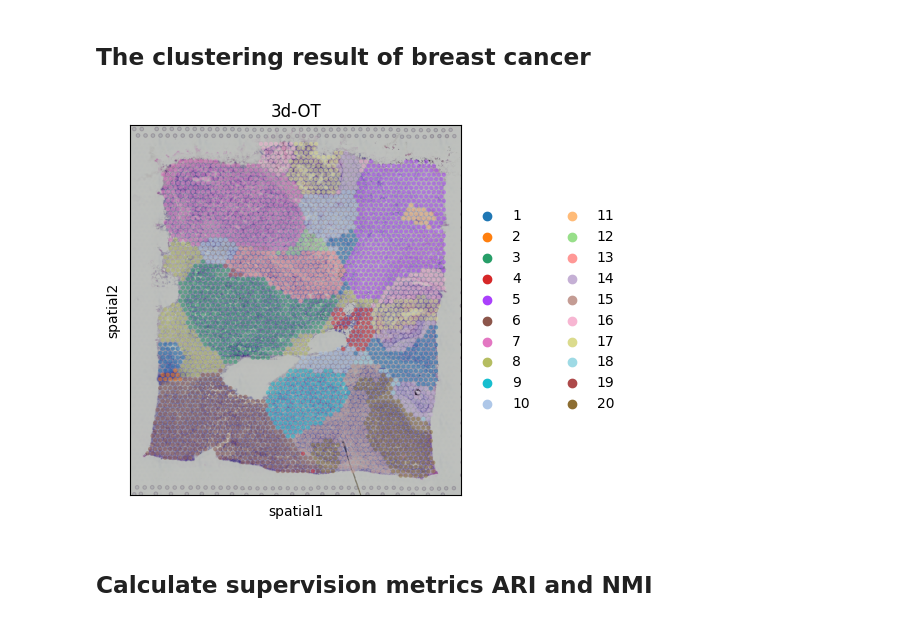
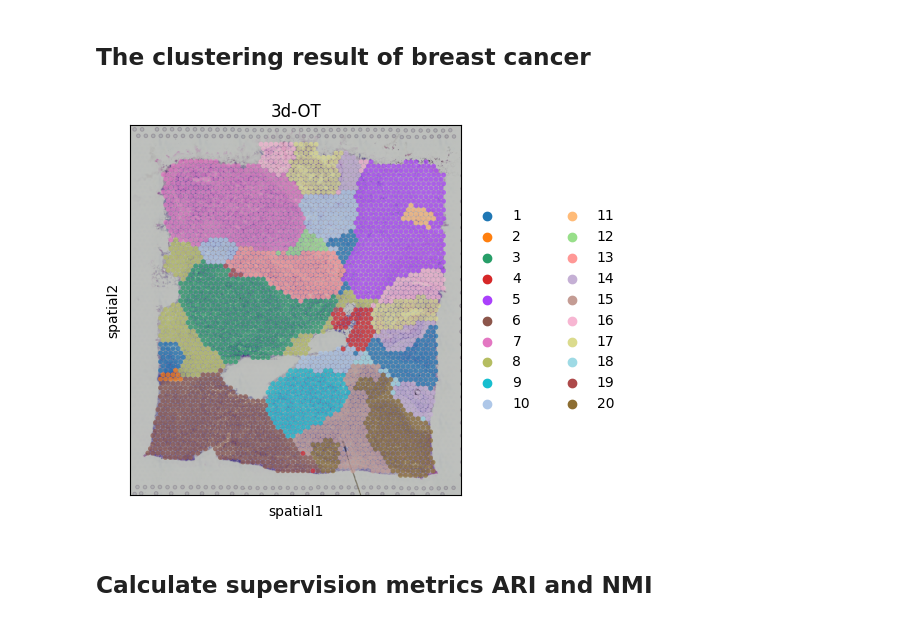
Before and after one commit to 1027victor/3d_ot, a Jupyter notebook: docs/source/Single_modal_spatial_domain_identification/Breast_cancer.ipynb, the cells around one changed output. Drawn from its saved outputs; the diff is of its cells as text; code cells hidden in the pictures.

```diff
--- a/docs/source/Single_modal_spatial_domain_identification/Breast_cancer.ipynb
+++ b/docs/source/Single_modal_spatial_domain_identification/Breast_cancer.ipynb
@@ -84,9 +77,9 @@ fitting ...
 # %% [markdown]
 ## <span style="font-weight: bolder;">The clustering result of breast cancer</span>
 # %%
-sc.pl.spatial(adata, color='3d-OT', img_key='hires', alpha=0.5, size=1.3)
+sc.pl.spatial(adata, color='3d-OT', img_key='hires', alpha=0.7, size=1.5)
 # %% [output]
-[figure, old version]
+[figure, new version]
 # %% [markdown]
 ## <span style="font-weight: bolder;">Calculate supervision metrics ARI and NMI</span>
 # %%
```
Also changed, not shown: parts of 3 cells of this notebook.
